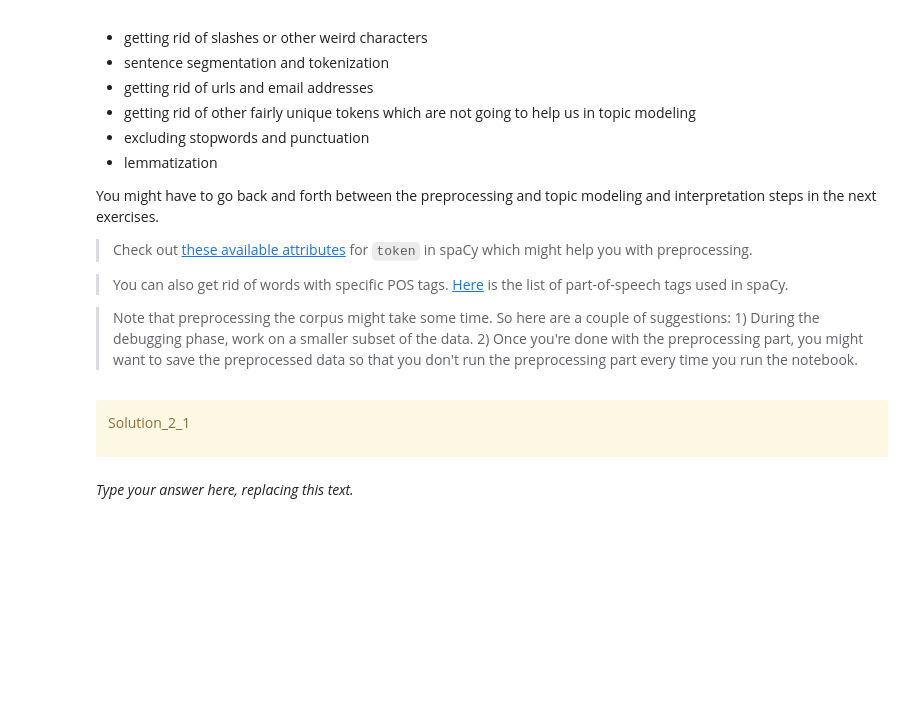
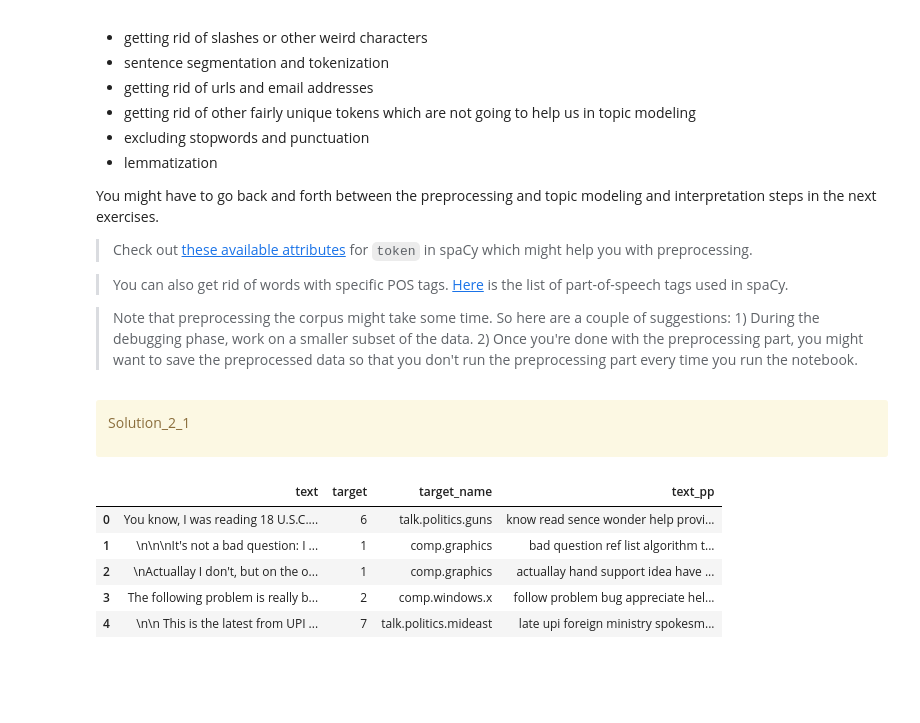
Before and after one commit to lindakiritchkov/cpsc330-2023W2, a Jupyter notebook: hw/hw7/hw7.ipynb, the cells around one changed output. Cells and saved outputs as stored; diff of their text form; code cells hidden in the pictures; blank space fills up the shorter version.

```diff
--- a/hw/hw7/hw7.ipynb
+++ b/hw/hw7/hw7.ipynb
@@ -757,8 +780,40 @@ You might have to go back and forth between the preprocessing and topic modeling
 Solution_2_1
 
 </div>
-# %% [markdown]
-_Type your answer here, replacing this text._
+# %%
+def preprocess_text(text):
+    doc = nlp(text)
+
+    # Convert text to lowercase
+    preprocessed_text = [token.text.lower() for token in doc]
+
+    # Remove stopwords, punctuation, and short words
+    preprocessed_text = [token for token in preprocessed_text if token not in nlp.Defaults.stop_words and len(token) > 2 and token.isalpha()]
+
+    # Remove numerical values
+    preprocessed_text = [token for token in preprocessed_text if not token.isdigit()]
+
+    # Remove non-alphanumeric characters
+    preprocessed_text = [token for token in preprocessed_text if token.isalnum()]
+
+    # Lemmatize
+    preprocessed_text = [token.lemma_ for token in nlp(' '.join(preprocessed_text))]
+
+    # Join the tokens back into a single string
+    preprocessed_text = ' '.join(preprocessed_text)
+
+    return preprocessed_text
+# %%
+df['text_pp'] = df['text'].apply(preprocess_text)
+
+df.head()
+# %% [output]
+|  | text | target | target_name | text_pp |
+| 0 | You know, I was reading 18 U.S.C.... | 6 | talk.politics.guns | know read sence wonder help provi... |
+| 1 | \n\n\nIt's not a bad question: I ... | 1 | comp.graphics | bad question ref list algorithm t... |
+| 2 | \nActuallay I don't, but on the o... | 1 | comp.graphics | actuallay hand support idea have ... |
+| 3 | The following problem is really b... | 2 | comp.windows.x | follow problem bug appreciate hel... |
+| 4 | \n\n This is the latest from UPI ... | 7 | talk.politics.mideast | late upi foreign ministry spokesm... |
 # %% [markdown]
 <!-- END QUESTION -->
 
```
Also changed, not shown: parts of 5 cells of this notebook.
